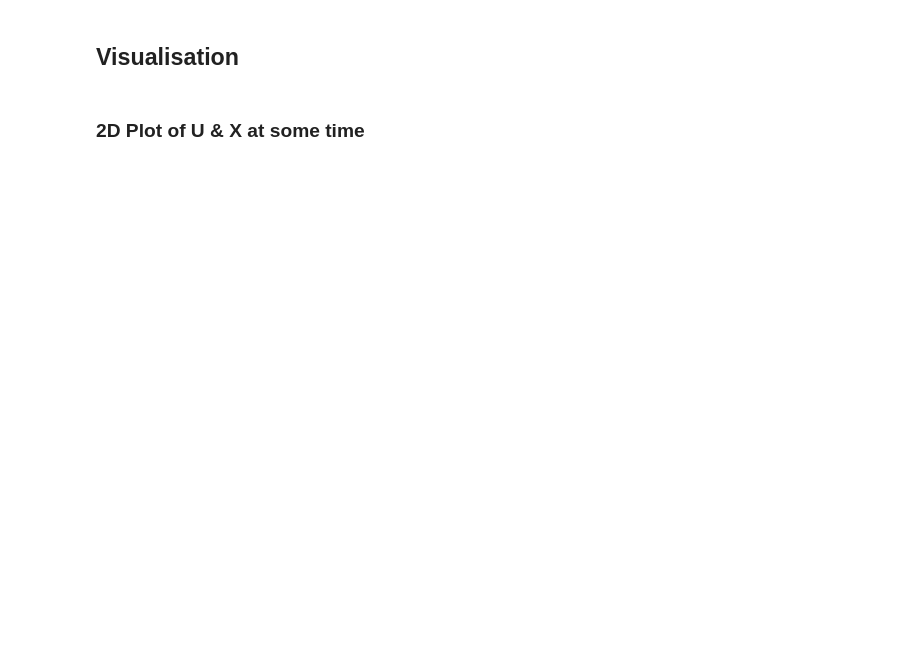
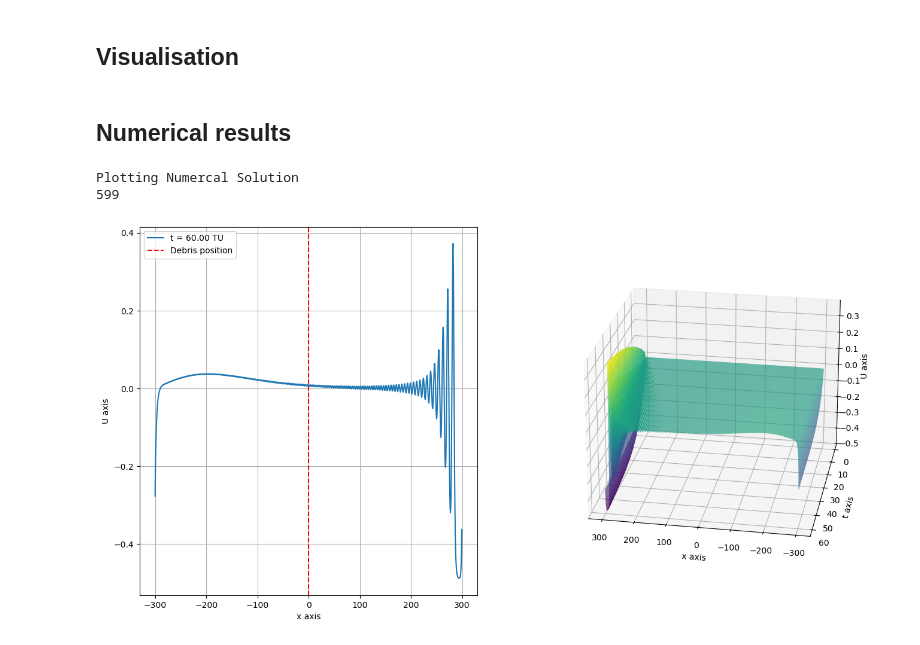
Before and after one commit to lsewards/Forced-kdv-plasma-solitons-simulation, a Jupyter notebook: Plasma soltion simulation.ipynb, the cells around one changed output. Saved outputs shown, nothing was run; the diff lists cells and outputs as text; code cells hidden in the pictures; blank space fills up the shorter version.

```diff
--- a/Plasma soltion simulation.ipynb
+++ b/Plasma soltion simulation.ipynb
@@ -93,2 +1,7 @@ Time: 0.60 TU
 # %% [markdown]
 # Plasma solution simulation
+# %%
+a = np.array([1, 2, 3, 4, 5, 6, 7, 8, 9, 10])
+
+b= a[:5 // 2 + 1]
+print(b)
@@ -159,7 +72,6 @@ import numpy as np
 from numpy.fft import rfft, irfft
 import pandas as pd
 import matplotlib.pyplot as plt
-from IPython.core.pylabtools import figsize
 from scipy.optimize import brentq
 
 df_ionosphere = pd.read_excel(r'Ionosphere prop.xltx') # Upload the Ionosphere properties from the Excel file
@@ -175,7 +87,7 @@ __mo__ = 15.994914619 * 1.66053906892e-27  # Oxygen ion mass in kg
 
 # Normlaised units
 TU = (plasma_prop["Debye Length"] * 1e-2) / (plasma_prop["Ion Acoustic Velocity"] * 1e3)  # Time unit in seconds
-vi =  plasma_prop["Ion Acoustic Velocity"]  # Ion acoustic velocity in m/s
+vi =  plasma_prop["Ion Acoustic Velocity"] * 1e3  # Ion acoustic velocity in m/s
 
 # ======================================= Inputs ====================================================
 
@@ -185,20 +97,18 @@ alpha = 1.0051 # Nonlinearity parameter ( 1.0051)
 beta = 0.4925 # Dispersion parameter (0.4925)
 
 # forcing parameters
-vd = 1.20  # Debris velocity in km/s
+vd = 1.5  # Debris velocity in km/s
 np_potential = None  # Normalised plasma potential, if None, it will be automatically calculated.
 G = a / (plasma_prop["Debye Length"] * 1e-2)  # Normalised forcing width
 
 # Simulation parameters
 N = 1024  # number of discretised points in the domain (power of 2 for FFT speed)
-L = 300.0  # size of the domain
-dtau = 1e-4  # TU
+L = 300.0  # size of the domain in debye lengths
+dtau = 1e-3  # TU
 tau_inital = 0.0  # TU
 tau_final =  60.0   # TU
 
 # ======================================================================================================
-
-vd_norm = vd / vi  # Normalised debris velocity
 
 # Determine the ion species and set the corresponding ion mass and mass ratio
 if plasma_prop["Ion Species"] == "O":
@@ -213,6 +123,10 @@ else:
 # if up
 if np_potential is None:
     np_potential = normalised_plasma_potential(a, plasma_prop["Debye Length"], mass_ratio)
+if vd is None:
+    vd = plasma_prop["Debris Velocity Circular Orbit"] * 1e3  # Debris velocity in m/s
+
+vd_norm = vd / vi  # Normalised debris velocity
 # %% [output]
 |  | Properties | Units | Low LEO | High LEO I | High LEO II | GEO |
 | 0 | Altitude | km | 700 | 1200 | 1400 | 35786 |
@@ -256,4 +249,42 @@ NameError: name 'analytical_time_array' is not defined
 # %% [markdown]
 ## Visualisation
-# %% [markdown]
-### 2D Plot of U & X at some time
+# %% [markdown]
+## Numerical results
+# %%
+
+time_tu = 60
+
+sol = num_sol
+time_array = num_time_array
+
+print("Plotting Numercal Solution ")
+# ---Display the final solution at the last time step---
+for i in range(len(time_array)):
+    if abs(num_time_array[i] - time_tu) < 1e-2:
+        print(i)
+        break
+
+Xi, Tau = np.meshgrid(xi, time_array)  # Create meshgrid for plotting
+
+fig = plt.figure(figsize=(16,8))
+ax = plt.subplot(121)
+ax.plot(xi, sol[i], label=f"t = {time_array[i]:.2f} TU")
+ax.axvline(vd_norm * time_array[i] , color='red', linestyle='--', label="Debris position")
+#ax.ylim(-1.5,3)
+ax.set_xlabel('x axis')
+ax.set_ylabel('U axis')
+ax.legend()
+ax.grid()
+
+ax = plt.subplot(122, projection='3d')
+ax.plot_surface(Xi, Tau, sol, rstride=1, cstride=1, cmap='viridis', linewidth=1,antialiased=True)
+ax.set_xlabel('x axis')
+ax.set_ylabel('t axis')
+ax.set_zlabel('U axis')
+ax.view_init(elev=23, azim=100, roll=0)
+
+plt.show()
+# %% [output]
+Plotting Numercal Solution
+599
+[figure, added]
```
Also changed, not shown: parts of 13 cells of this notebook.
